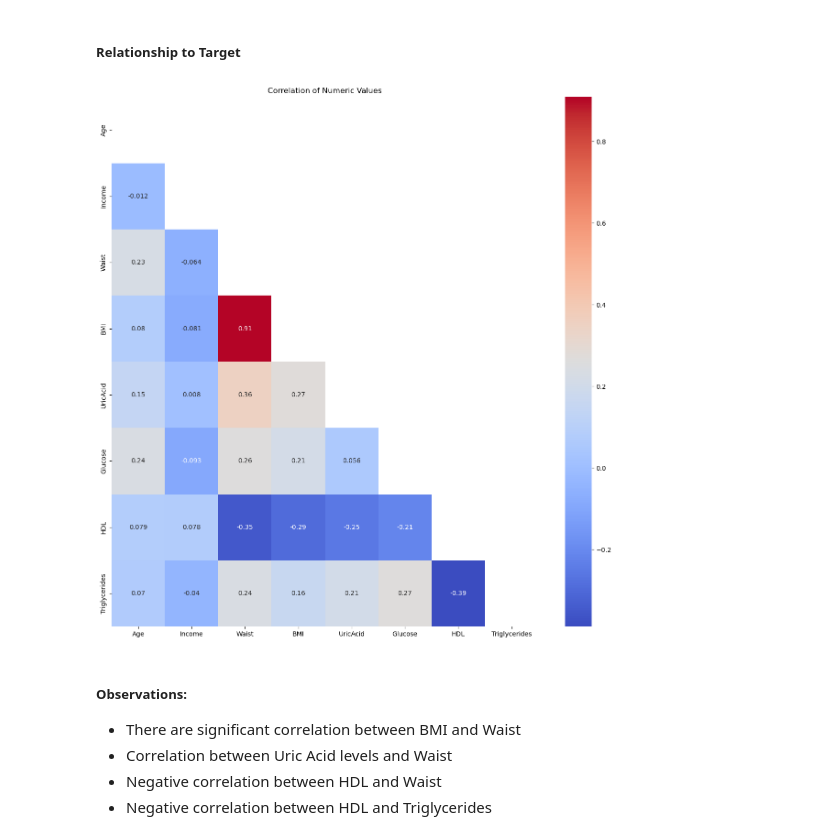
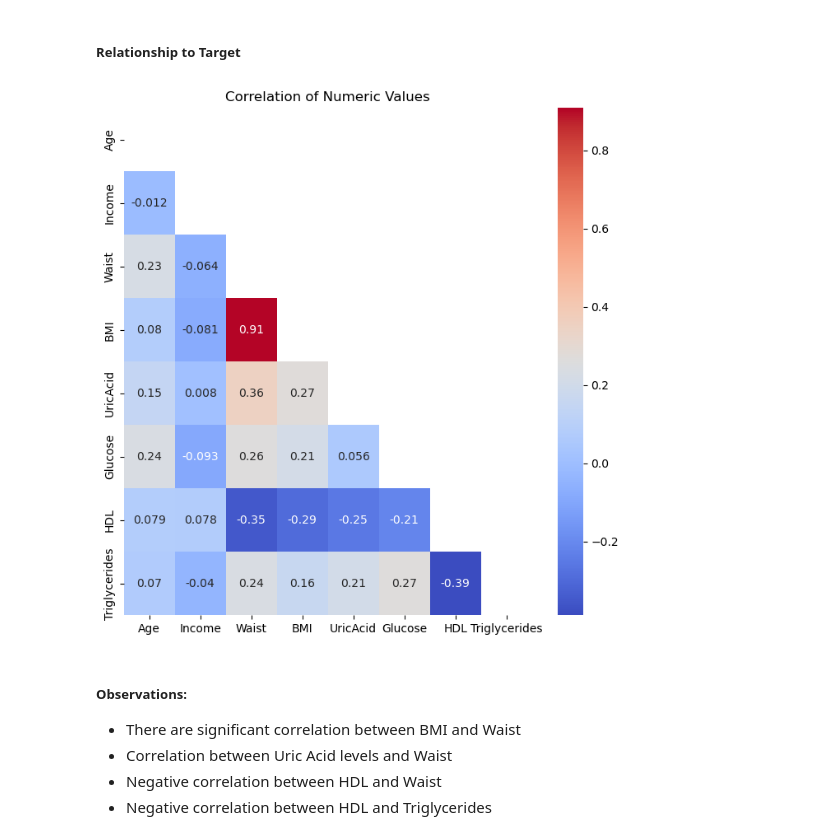
Before and after one commit to SeeBee8/Metabolic-Syndrome-Prediction, a Jupyter notebook: MetSPrediction.ipynb, the cells around one changed output. Saved outputs shown, nothing was run; the diff lists cells and outputs as text; code cells hidden in the pictures.

```diff
--- a/MetSPrediction.ipynb
+++ b/MetSPrediction.ipynb
@@ -838,16 +836,16 @@ explore_categorical(df2, 'AlbRating');
 # %%
 # Make correlation heatmap for numeric features
 
 #Get correlations
 corr=df.corr(numeric_only=True)
 corr.round(2)
 matrix= np.triu(corr)
 
-plt.figure(figsize=(15,15))
+plt.figure(figsize=(8,8))
 ax= sns.heatmap(corr, annot=True, cmap='coolwarm', mask = matrix);
 ax.set_title('Correlation of Numeric Values');
 # %% [output]
-[figure, old version]
+[figure, new version]
 # %% [markdown]
 ##### Observations:
 * There are significant correlation between BMI and Waist
```
Also changed, not shown: parts of 3 cells of this notebook.
